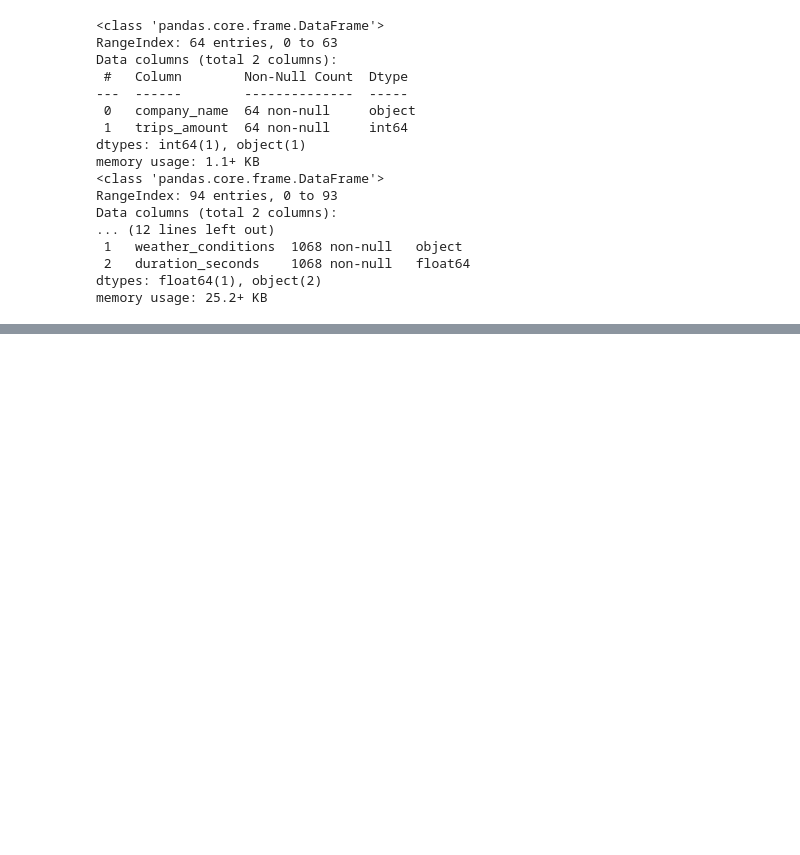
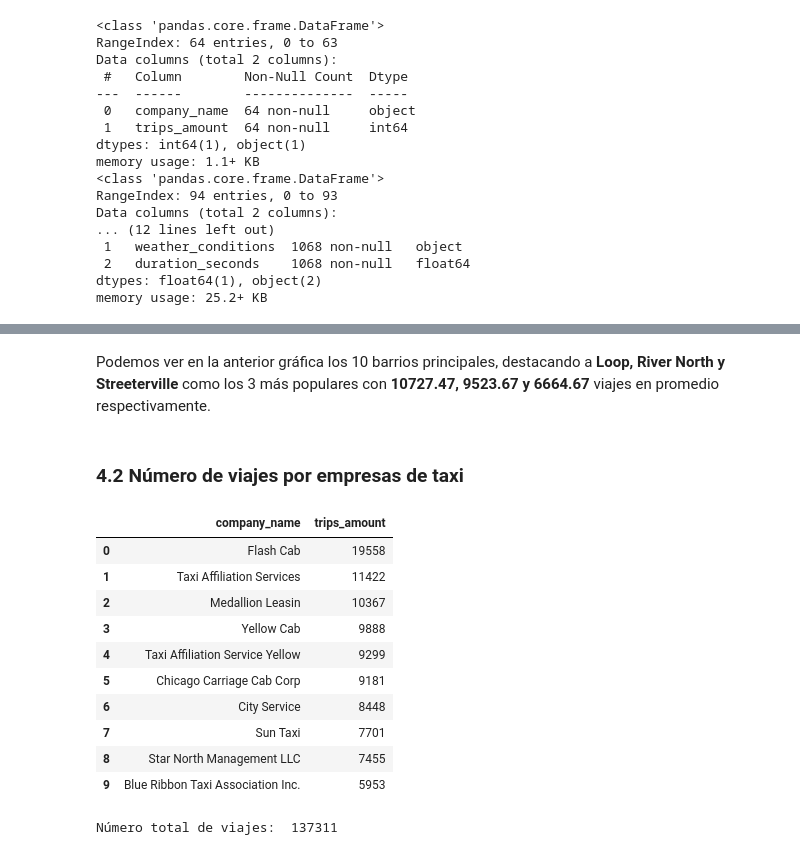
Before and after one commit to santicar1809/zuber, a Jupyter notebook: analisis.ipynb, the cells around one changed output, grey strips where cells are left out. Saved outputs shown, nothing was run; the diff lists cells and outputs as text; code cells hidden in the pictures; blank space fills up the shorter version.

```diff
--- a/analisis.ipynb
+++ b/analisis.ipynb
@@ -70,0 +198,21 @@ memory usage: 25.2+ KB
+# %% [markdown]
+Podemos ver en la anterior gráfica los 10 barrios principales, destacando a **Loop, River North y Streeterville** como los 3 más populares con **10727.47, 9523.67 y 6664.67** viajes en promedio respectivamente.
+# %% [markdown]
+### 4.2 Número de viajes por empresas de taxi
+# %%
+#Ordenamos de mayor a menor las empresas con más viajes
+taxi_company=cabs.sort_values(by='trips_amount',ascending=False)
+top10_taxi_company=taxi_company.head(10)
+top10_taxi_company
+# %% [output]
+|  | company_name | trips_amount |
+| 0 | Flash Cab | 19558 |
+| 1 | Taxi Affiliation Services | 11422 |
+| 2 | Medallion Leasin | 10367 |
+| 3 | Yellow Cab | 9888 |
+| 4 | Taxi Affiliation Service Yellow | 9299 |
+| 5 | Chicago Carriage Cab Corp | 9181 |
+| 6 | City Service | 8448 |
+| 7 | Sun Taxi | 7701 |
+| 8 | Star North Management LLC | 7455 |
+| 9 | Blue Ribbon Taxi Association Inc. | 5953 |
@@ -70,0 +224,4 @@ memory usage: 25.2+ KB
+# %%
+print('Número total de viajes: ',cabs['trips_amount'].sum())
+# %% [output]
+Número total de viajes:  137311
```
Also changed, not shown: parts of 26 cells of this notebook.
